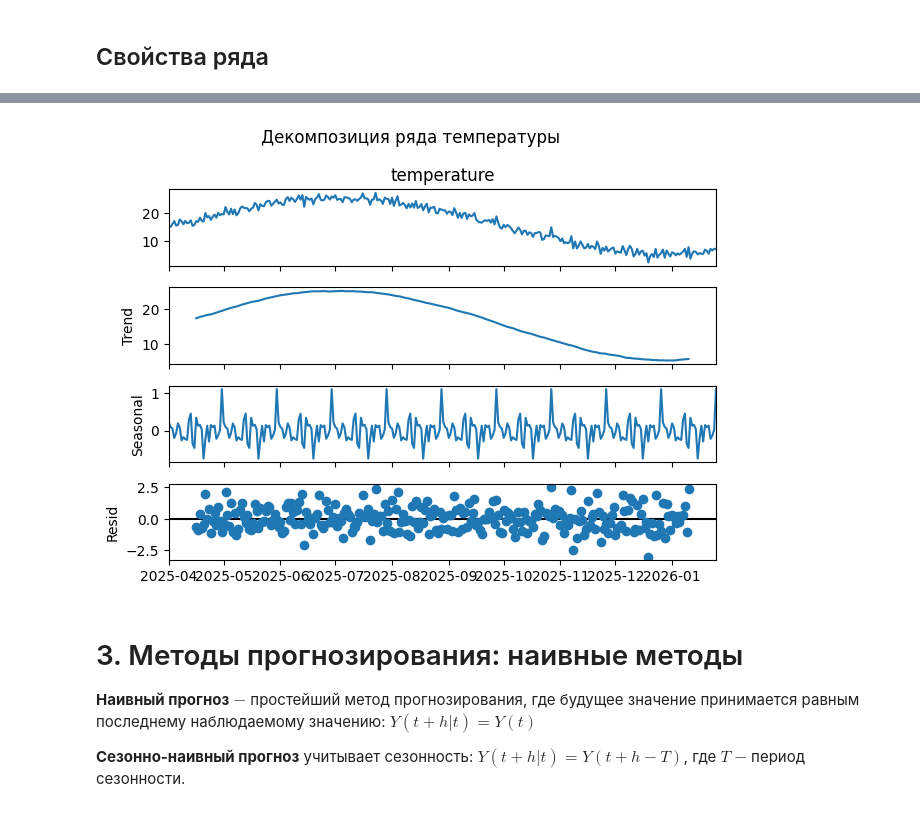
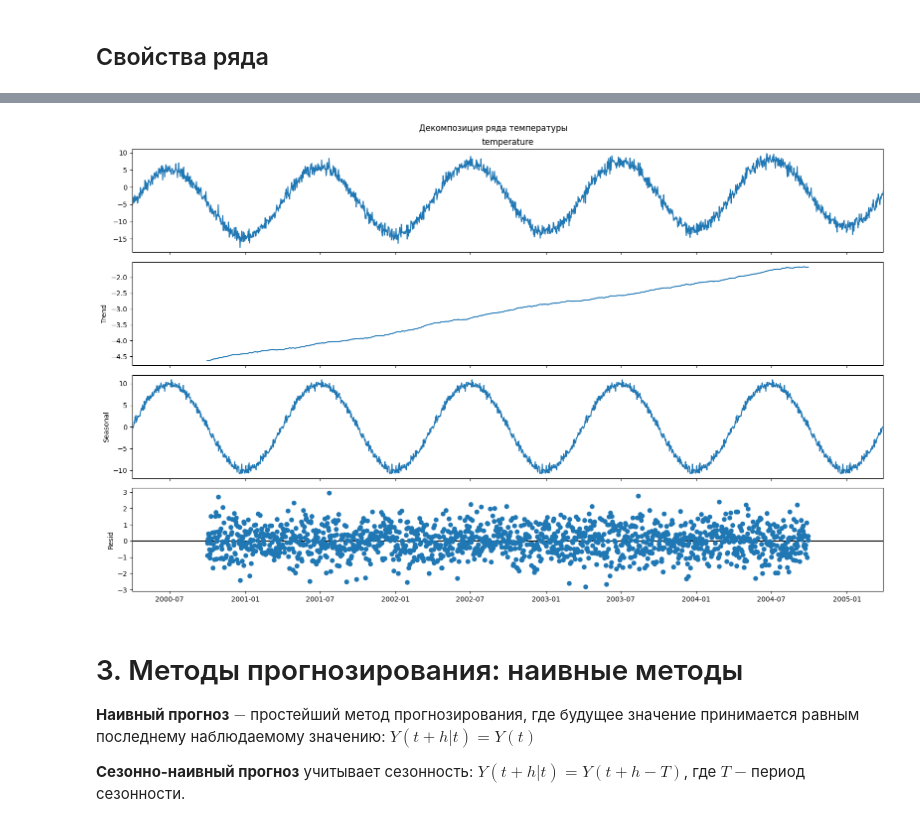
Before and after one commit to konygin/course_ml4kids, a Jupyter notebook: 06_time_series.ipynb, the cells around one changed output, grey strips where cells are left out. Drawn from its saved outputs; the diff is of its cells as text; code cells hidden in the pictures.

```diff
--- a/06_time_series.ipynb
+++ b/06_time_series.ipynb
@@ -52,16 +52,16 @@ import matplotlib.pyplot as plt
 # Настройка случайного генератора для воспроизводимости
 np.random.seed(42)
 
-# Создание временной шкалы (90 дней с ежедневными измерениями)
-m = 300
-dates = pd.date_range(start='2025-04-01', periods=m, freq='D')
+# Создание временной шкалы (~5 лет)
+m = 365*5
+dates = pd.date_range(start='2000-04-01', periods=m, freq='D')
 
 # Генерация температуры с трендом и сезонностью
 t = np.arange(m)
 trend = 0.002 * t  # небольшой восходящий тренд (потепление)
 seasonality = 10 * np.sin(2 * np.pi * t / 365)  # годовая сезонность
 noise = np.random.normal(0, 1, m)
-temperature = 15 + trend + seasonality + noise  # базовая температура 15°C
+temperature = -5 + trend + seasonality + noise  # базовая температура -5°C
 
 # Генерация влажности (обратная зависимость от температуры)
 humidity = 60 - 0.3 * temperature + np.random.normal(0, 5, m)
@@ -142,14 +150,16 @@ print(f"Стандартное отклонение: {weather_data['humidity'].s
 # %%
 # Декомпозиция ряда температуры
 from statsmodels.tsa.seasonal import seasonal_decompose
 
-decomposition = seasonal_decompose(weather_data['temperature'].iloc[:365], model='additive', period=30)
-decomposition.plot()
+#decomposition = seasonal_decompose(weather_data['temperature'].iloc[:365], model='additive', period=30)
+decomposition = seasonal_decompose(weather_data['temperature'], model='additive', period=365)
+fig = decomposition.plot()
+fig.set_size_inches(16, 10)
 plt.suptitle('Декомпозиция ряда температуры')
 plt.tight_layout()
 plt.show()
 # %% [output]
-[figure, old version]
+[figure, new version]
 # %% [markdown]
 # 3. Методы прогнозирования: наивные методы
 
```
Also changed, not shown: parts of 16 cells of this notebook.
